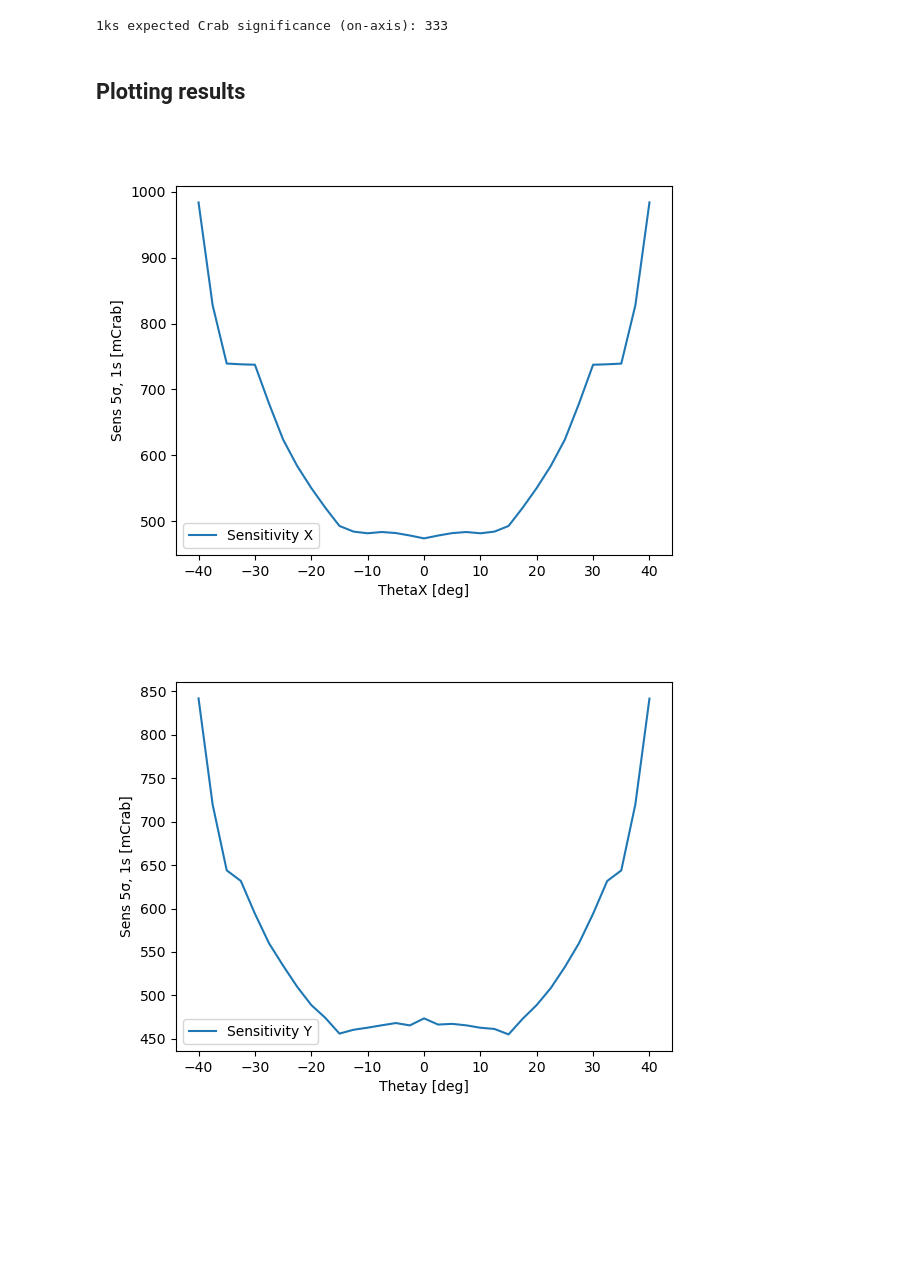
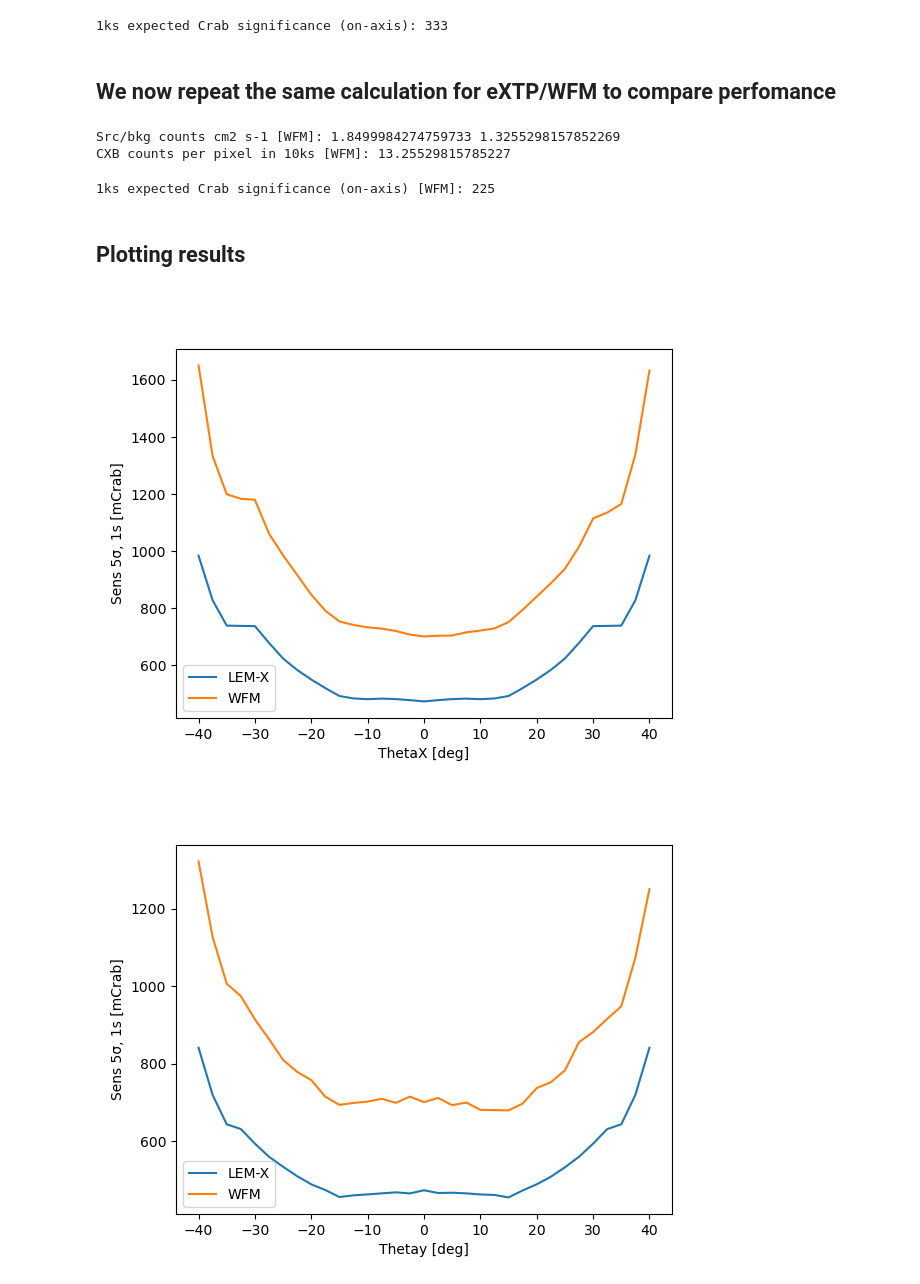
Before and after one commit to yuri-evangelista/CodedMasks, a Jupyter notebook: notebooks/sens_vs_off_axis.ipynb, the cells around one changed output. Saved outputs shown, nothing was run; the diff lists cells and outputs as text; code cells hidden in the pictures; blank space fills up the shorter version.

```diff
--- a/notebooks/sens_vs_off_axis.ipynb
+++ b/notebooks/sens_vs_off_axis.ipynb
@@ -35,11 +35,14 @@ focal = 202.9
 ## Estimating Crab and CXB counts considering eXTP/WFM simulations
 # %%
 omega = solid_angle(bulk, ELXDIM, ELYDIM, focal, nobulk=True)
+# %%
+Crab = 1.85 #Crab rate on-axis pre-mask, rescaled from WFM sims
+CXB = 5.2 # counts cm-2 sr-1 pre mask
 # %%
-s_counts = 1.85* (OPENFR/0.215799) #Crab rate on-axis pre-mask, rescaled from WFM sims
+s_counts = Crab * (OPENFR/0.215799)
 
-cxb = 5.2 # counts cm-2 sr-1 pre mask
-b_counts = cxb * np.max(omega) * OPENFR
+
+b_counts = CXB * np.max(omega) * OPENFR
 print("Src/bkg counts cm2 s-1:", s_counts, b_counts)
 print("CXB counts per pixel in 10ks:", b_counts * ((ELXDIM * ELYDIM)/100) * 10E3) # CXB counts per pixel in 10ks
 # %% [output]
@@ -63,22 +66,60 @@ peak_snr = np.sqrt(1000) * snr_vs_off_axis(s_counts, b_counts, mask, bulk, mask_
 print ("1ks expected Crab significance (on-axis):", int(peak_snr))
 # %% [output]
 1ks expected Crab significance (on-axis): 333
+# %% [markdown]
+## We now repeat the same calculation for eXTP/WFM to compare perfomance
+# %%
+mask_file = "F:/LEM-X/IROS/wfm_mask.fits"
+mask_wfm, hdmask_wfm = read_mask_bulk(mask_file, 'MASK', header_out=True, verbose=False)
+bulk_wfm = read_mask_bulk(mask_file, 'SENS', verbose=False)
+
+mask_x_pitch_wfm = hdmask_wfm['DXSLIT']
+mask_y_pitch_wfm = hdmask_wfm['DYSLIT']
+ELXDIM_wfm = hdmask_wfm['ELXDIM']
+ELYDIM_wfm = hdmask_wfm['ELYDIM']
+OPENFR_wfm = hdmask_wfm['OPENFR']
+det_x_pitch = 0.080 #Standard spatial resolution
+mask_thickness = 0.150
+focal = 202.9
+
+omega_wfm = solid_angle(bulk_wfm, ELXDIM_wfm, ELYDIM_wfm, focal, nobulk=True)
+
+s_counts_wfm =  Crab * (OPENFR_wfm/0.215799) #Crab rate on-axis pre-mask, rescaled from WFM sims
+
+b_counts_wfm = CXB * np.max(omega_wfm) * OPENFR_wfm
+print("Src/bkg counts cm2 s-1 [WFM]:", s_counts_wfm, b_counts_wfm)
+print("CXB counts per pixel in 10ks [WFM]:", b_counts_wfm * ((ELXDIM_wfm* ELYDIM_wfm)/100) * 10E3) # CXB counts per pixel in 10ks
+# %% [output]
+Src/bkg counts cm2 s-1 [WFM]: 1.8499984274759733 1.3255298157852269
+CXB counts per pixel in 10ks [WFM]: 13.25529815785227
+# %%
+sensMap_x_wfm = [1000 / ( snr_vs_off_axis(s_counts_wfm, b_counts_wfm, mask_wfm, bulk_wfm, mask_x_pitch_wfm, mask_y_pitch_wfm, ELXDIM_wfm, ELYDIM_wfm, det_x_pitch, focal, mask_thickness, theta, 0, degrees=True)/5) for theta in thetaX]
+sensMap_y_wfm = [1000 / ( snr_vs_off_axis(s_counts_wfm, b_counts_wfm, mask_wfm, bulk_wfm, mask_x_pitch_wfm, mask_y_pitch_wfm, ELXDIM_wfm, ELYDIM_wfm, det_x_pitch, focal, mask_thickness, 0, theta, degrees=True)/5) for theta in thetaY]
+
+peak_snr_wfm = np.sqrt(1000) * snr_vs_off_axis(s_counts_wfm, b_counts_wfm, mask_wfm, bulk_wfm, mask_x_pitch_wfm, mask_y_pitch_wfm, ELXDIM_wfm, ELYDIM_wfm, det_x_pitch, focal, mask_thickness, 0, 0, degrees=True)
+
+print ("1ks expected Crab significance (on-axis) [WFM]:", int(peak_snr_wfm))
+# %% [output]
+1ks expected Crab significance (on-axis) [WFM]: 225
 # %% [markdown]
 ## Plotting results
 # %%
 plt.figure()
-plt.plot(thetaX, sensMap_x, label="Sensitivity X")
+plt.plot(thetaX, sensMap_x, label="LEM-X")
+plt.plot(thetaX, sensMap_x_wfm, label="WFM")
+
 plt.xlabel("ThetaX [deg]")
 plt.ylabel("Sens 5σ, 1s [mCrab]")
 plt.legend()
 plt.show()
 
 plt.figure()
-plt.plot(thetaY, sensMap_y, label="Sensitivity Y")
+plt.plot(thetaY, sensMap_y, label="LEM-X")
+plt.plot(thetaY, sensMap_y_wfm, label="WFM")
 plt.xlabel("Thetay [deg]")
 plt.ylabel("Sens 5σ, 1s [mCrab]")
 plt.legend()
 plt.show()
 # %% [output]
-[figure, old version]
+[figure, new version]
-[figure, old version]
+[figure, new version]
```
